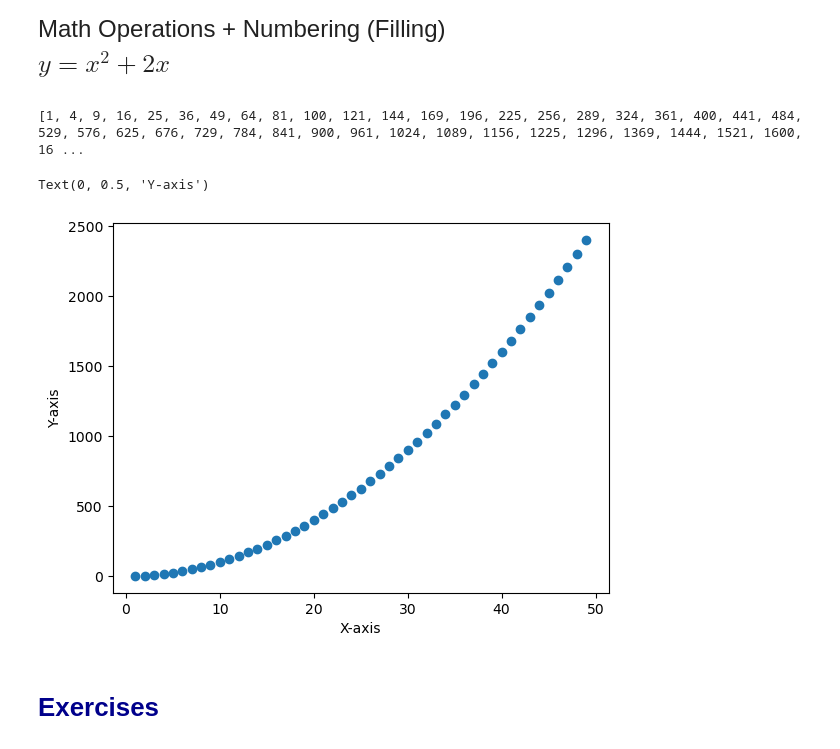
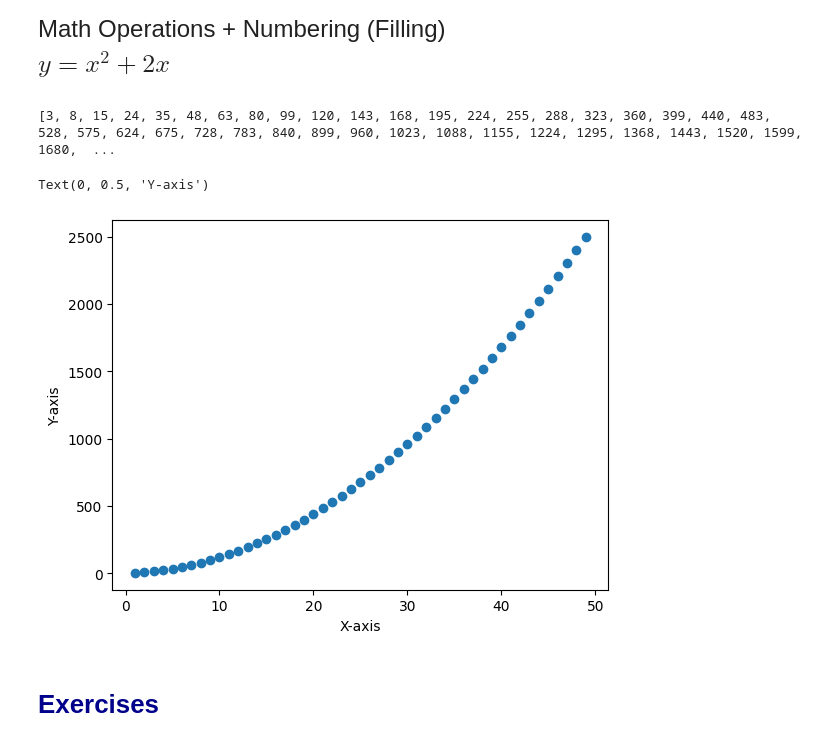
Before and after one commit to alejandrosanchezbecerra/qtm151spring2023, a Jupyter notebook: Lecture 05/Lecture5(personaln notes).ipynb, the cells around one changed output. Cells and saved outputs as stored; diff of their text form; code cells hidden in the pictures.

```diff
--- a/Lecture 05/Lecture5(personaln notes).ipynb
+++ b/Lecture 05/Lecture5(personaln notes).ipynb
@@ -258,7 +282,7 @@ $ y = x^2 + 2x$
 # Create a list of x-values list_x = [1,2,4,5, ..., 50]
 # Start an empty list of y-values with []
 
-n = 50
+# n = 50
 list_x = [1,2,4,5,6,7,8,9,10]
 list_y = []
 
@@ -266,7 +290,7 @@ list_y = []
 
 index = 0
 for x in list_x:
-    y = list_x[index]**2 + 2*x
+    y = list_x[index]**2 + 2*list_x[index]
     list_y.append(y)
     index = index + 1
 
@@ -288,26 +312,26 @@ $ y = x^2 + 2x$
 # %%
 # Create a list of x-values list_x = [1,2,4,5, ..., 50]
 # Create a list of y-values to fill in later.
 
 n = 50
 list_x = list(range(1,n,1))
 list_y = [None] * len(list_x)
 
 # Create an index
 
 index = 0
 for x in list_x:
-    list_y[index] = list_x[index]**2
+    list_y[index] = list_x[index]**2 + 2*list_x[index]
     index = index + 1
 
 print(list_y)
 plt.scatter(list_x, list_y)
 plt.xlabel("X-axis")
 plt.ylabel("Y-axis")
 # %% [output]
-[1, 4, 9, 16, 25, 36, 49, 64, 81, 100, 121, 144, 169, 196, 225, 256, 289, 324, 361, 400, 441, 484, 529, 576, 625, 676, 729, 784, 841, 900, 961, 1024, 1089, 1156, 1225, 1296, 1369, 1444, 1521, 1600, 16 ...
+[3, 8, 15, 24, 35, 48, 63, 80, 99, 120, 143, 168, 195, 224, 255, 288, 323, 360, 399, 440, 483, 528, 575, 624, 675, 728, 783, 840, 899, 960, 1023, 1088, 1155, 1224, 1295, 1368, 1443, 1520, 1599, 1680,  ...
 Text(0, 0.5, 'Y-axis')
-[figure, old version]
+[figure, new version]
 # %% [markdown]
 # <span style="color:darkblue"> Exercises </span>
 # %% [markdown]
```
Also changed, not shown: parts of 10 cells of this notebook, 1 other file.
